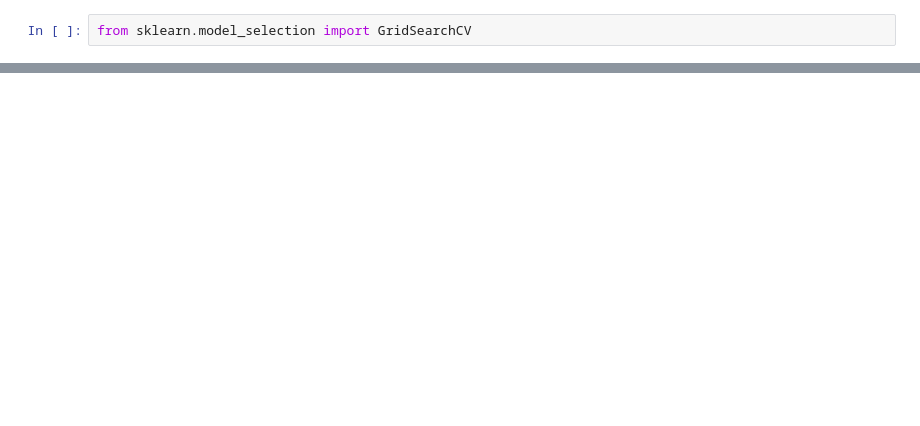
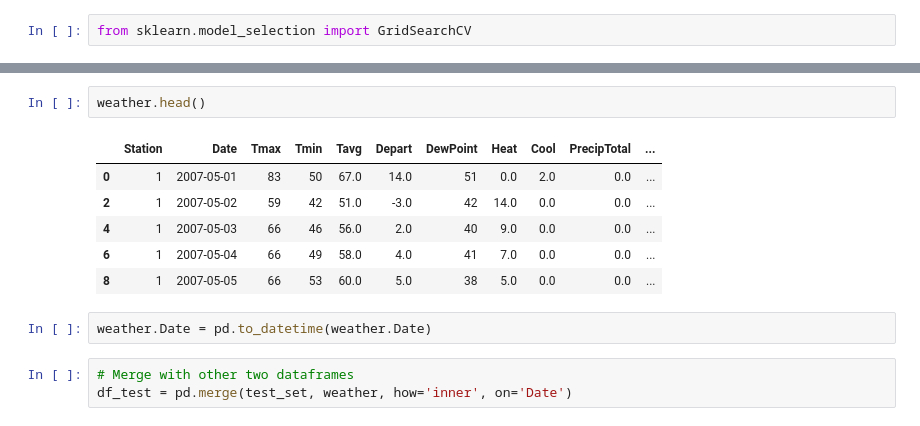
Before and after one commit to YuliaGoryachev/Kaggle_Nile, a Jupyter notebook: west_nile/src/measurement_locations.ipynb, the cells around one changed output, grey strips where cells are left out. Cells and saved outputs as stored; diff of their text form; blank space fills up the shorter version.

```diff
--- a/west_nile/src/measurement_locations.ipynb
+++ b/west_nile/src/measurement_locations.ipynb
@@ -673,0 +711,14 @@ array([[ 0.,  0.,  0.,  0.,  0.,  0.,  0.,  0.,  0.,  0.,  0.,  0.,  0.,
+# %%
+weather.head()
+# %% [output]
+|  | Station | Date | Tmax | Tmin | Tavg | Depart | DewPoint | Heat | Cool | PrecipTotal | ... |
+| 0 | 1 | 2007-05-01 | 83 | 50 | 67.0 | 14.0 | 51 | 0.0 | 2.0 | 0.0 | ... |
+| 2 | 1 | 2007-05-02 | 59 | 42 | 51.0 | -3.0 | 42 | 14.0 | 0.0 | 0.0 | ... |
+| 4 | 1 | 2007-05-03 | 66 | 46 | 56.0 | 2.0 | 40 | 9.0 | 0.0 | 0.0 | ... |
+| 6 | 1 | 2007-05-04 | 66 | 49 | 58.0 | 4.0 | 41 | 7.0 | 0.0 | 0.0 | ... |
+| 8 | 1 | 2007-05-05 | 66 | 53 | 60.0 | 5.0 | 38 | 5.0 | 0.0 | 0.0 | ... |
+# %%
+weather.Date = pd.to_datetime(weather.Date)
+# %%
+# Merge with other two dataframes
+df_test = pd.merge(test_set, weather, how='inner', on='Date')
```
Also changed, not shown: parts of 55 cells of this notebook, 4 other files.
